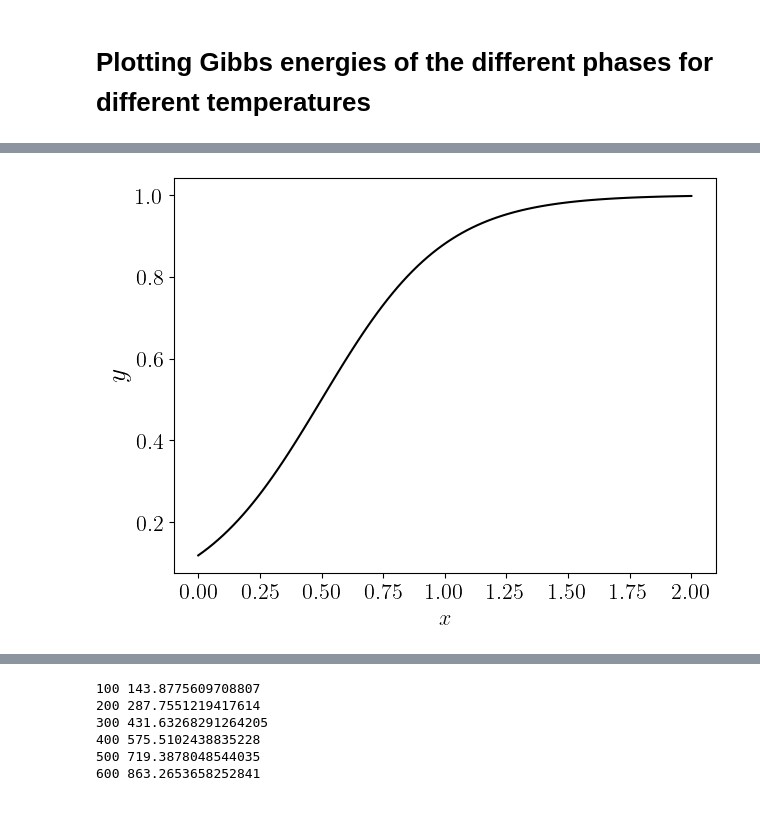
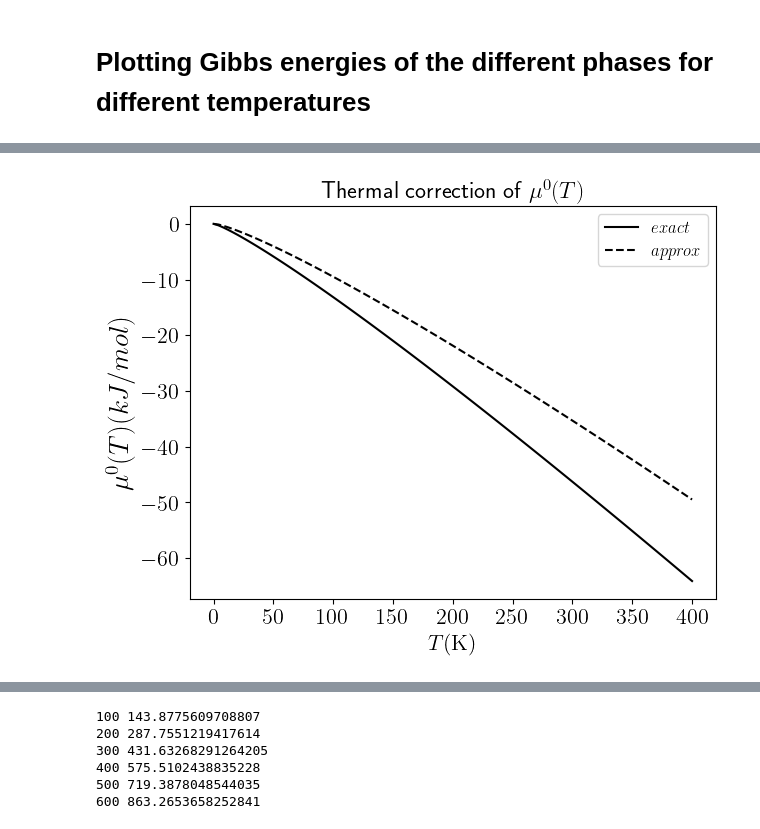
Before and after one commit to emartineznunez/LV_phase_diagrams, a Jupyter notebook: Phase_diagram_pure.ipynb, the cells around one changed output, grey strips where cells are left out. Drawn from its saved outputs; the diff is of its cells as text; code cells hidden in the pictures.

```diff
--- a/Phase_diagram_pure.ipynb
+++ b/Phase_diagram_pure.ipynb
@@ -450,6 +451,7 @@ def pfs(temp,m,A,B,C,lin_A,nat_A,sigma,*freq):
       rv  = h * c * 100 * float(ele) / k_B
       q_v = -q_v / math.expm1(-rv/temp)
   else:
+    expo = 5/2
     q_r = 1
     q_v = 1
   q = q_t * q_r * q_v
@@ -474,15 +476,22 @@ qv = np.empty(N)
 qp = np.empty(N)
 corr = np.empty(N)
 
-! ./get_freq_mopac.sh molA.out > dum
-freqA = ! awk '{if($1<0) print -$1; else print $1}' dum
 mA = ! awk '/MOLECULAR WEIGHT/{print $4;exit}' molA.out
-AA = ! awk '/A =/{print $3; exit}' molA.out
-BA = ! awk '/A =/{print $6; exit}' molA.out
-CA = ! awk '/A =/{print $9; exit}' molA.out
 
+if nat_A > 1:
+  ! ./get_freq_mopac.sh molA.out > dum
+  freqA = ! awk '{if($1<0) print -$1; else print $1}' dum
+  AA = ! awk '/A =/{print $3; exit}' molA.out
+  BA = ! awk '/A =/{print $6; exit}' molA.out
+  CA = ! awk '/A =/{print $9; exit}' molA.out
+else:
+  freqA = [0]
+  AA = [0]
+  BA = [0]
+  CA = [0]
 T100 = np.linspace(0.01,400,100)
-
+print(mA[0])
+print(float(AA[0]))
 for Ti in T100:
   index = np.where(T100 == Ti)[0][0]
   corri = G_m_0(Ti,float(mA[0]),float(AA[0]),float(BA[0]),float(CA[0]),float(lin_A[0]),nat_A,float(sigmaA[0]),*freqA)
@@ -602,5 +613,6 @@ plt.show()
 # %%
 #@title Partition functions
+import math
 #Plot the partition functions as a function of T
 #plt.plot(T,np.log(qt),'-',color='blue', label='$tr$')
 #plt.plot(T,np.log(qr),'-',color='red', label='$rot$')
@@ -625,45 +637,21 @@ plt.show()
 
 #mut1= G_m_0(1,float(mA[0]),float(AA[0]),float(BA[0]),float(CA[0]),float(lin_A[0]),nat_A,float(sigmaA[0]),*freqA)
 
-nu_rot = 3 - int(lin_A[0])
-nu_vib = np.zeros(100)
-
-xx = np.linspace(0,2,100)
-yy = (1 + np.tanh(2*(xx-0.5)))/2
-
-plt.plot(xx,yy,'-',color='black', label='$exact$')
-plt.ylabel(r'$y$',fontsize=20)
-plt.xlabel(r'$x$',fontsize=16)
-plt.xticks(fontsize=16)
-plt.yticks(fontsize=16)
-plt.tight_layout()
-plt.show()
-
-for freq in freqA:
-  tita = h * c * 100 * float(freq) / k_B
-  index = 0
-  for ele in T100:
-    x = ele / tita
-    #nu_vibi = max(0,min(1,1.2*x-0.2))
-    #nu_vibi = (1 / x) ** 2 * ( np.exp(-(1/(2 * x))) / (1 - np.exp (-1 / x) ) ) ** 2
-    if x > 0.25:
-      nu_vibi = 0.5
-    elif x > 0.5:
-      nu_vibi = 1
-    else:
-      nu_vibi = 0
-
-
-    #print(x,nu_vibi)
-    nu_vib[index] += nu_vibi
-    index += 1
-
-print(nu_vib)
+if nat_A > 1:
+  nu_rot = 3 - int(lin_A[0])
+  nu_vib = 0
+  for freq in freqA:
+    if float(freq) < 500: nu_vib += 1
+else:
+  nu_rot = 0
+  nu_vib = 0
 
 nu = (5 + nu_rot + 2 * nu_vib) / 2
-#print(nu)
+
+print (nu)
 plt.plot(T100,corr,'-',color='black', label='$exact$')
-plt.plot(T100,nu*R*T100*(1-np.log(T100)),'--',color='black', label='$approx$')
+
+plt.plot(T100,0.1*R*T100-nu*R*T100*np.log(T100),'--',color='black', label='$approx$')
 plt.ylabel(r'$\mu^0(T) (kJ/mol)$',fontsize=20)
 plt.xlabel(r'$T(\mathrm{K})$',fontsize=16)
 plt.legend(fontsize=12)
@@ -674,4 +662,13 @@ plt.yticks(fontsize=16)
 plt.tight_layout()
 plt.title('Thermal correction of $\mu^0(T)$', fontsize=17)
 plt.show()
+
+temp = 400
+q_t = (2*math.pi* float(mA[0]) *m_u*k_B*temp/h/h)**1.5*k_B*temp/bar2Pa
+q_t1 = (2*math.pi* float(mA[0]) *m_u*k_B/h/h)**1.5*k_B/bar2Pa
+
+print(-nu * R * temp * np.log(temp) )
+print(- R * temp * np.log( q_t1 ))
+print(-nu * R * temp * np.log(temp)- R * temp * np.log( q_t1 ))
+print(- R * temp * np.log( q_t ))
 # %% [output]
@@ -678 +676 @@ plt.show()
-[figure, old version]
+[figure, new version]
```
Also changed, not shown: parts of 7 cells of this notebook.
